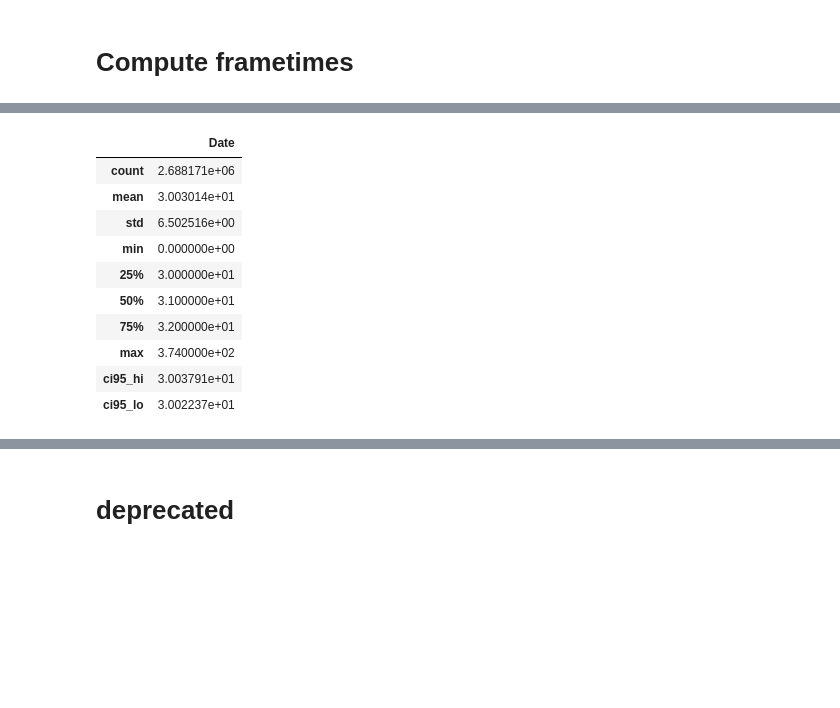
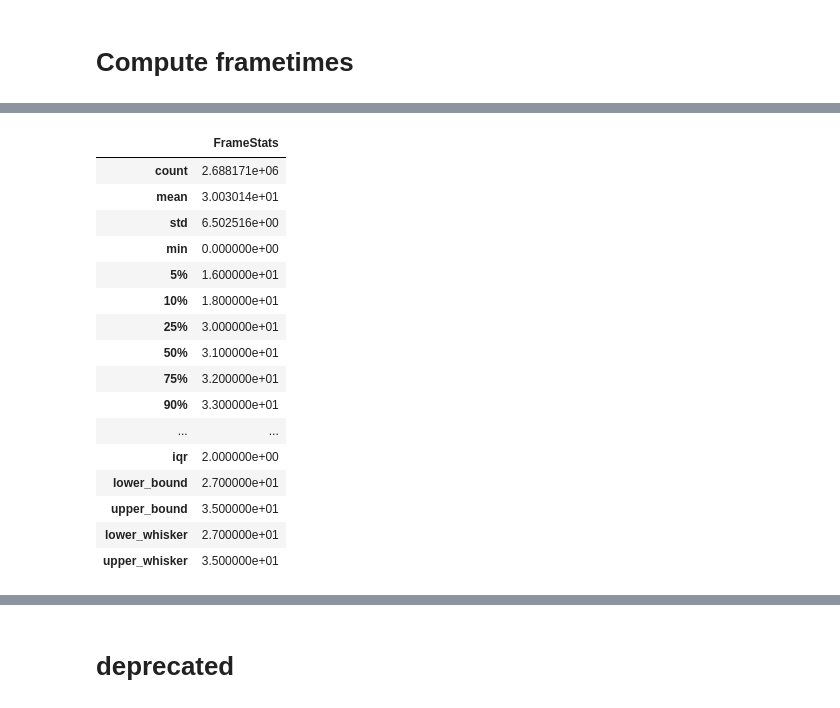
Before and after one commit to visualengineers/reflex-muc-2023, a Jupyter notebook: code/study_frametimes.ipynb, the cells around one changed output, grey strips where cells are left out. Cells and saved outputs as stored; diff of their text form; code cells hidden in the pictures; blank space fills up the shorter version.

```diff
--- a/code/study_frametimes.ipynb
+++ b/code/study_frametimes.ipynb
@@ -10,6 +10,8 @@
 # Imports and untilities from functions.ipynb
 
 %run functions.ipynb
+
+percentiles=[0.05, 0.1, 0.25, 0.5, 0.75, 0.9, 0.95, 0.99]
 # %% [markdown]
 ---
 # Load Data
@@ -145,10 +151,10 @@ data_interaction = data_complete[data_complete['ProgramSubState'] == 1]
 frameStats_interaction = pd.DataFrame()
 frameStats_interaction['Date'] = data_interaction['FrameStats']
 
-descStats_interaction = frameStats_interaction.describe()
+descStats_interaction = frameStats_interaction.describe(percentiles=percentiles)
 display(descStats_interaction)
 
-createPlot(data_interaction, frameStats_interaction, descStats_interaction, 'frametimes_interaction.png')
+createPlot(data_interaction, frameStats_interaction, descStats_interaction, 'frametimes_interaction')
 # %% [output]
 |  | Date |
 | count | 2.688171e+06 |
@@ -223,6 +237,7 @@ def computeCI(df, m= 'mean', c='count', s='std'):
     df['ci95_lo'] = df[m] - 1.96*df[s]/(df[c].apply(np.sqrt))
 
 def computeWhiskers(df, desc, col_names, q1='25%', q3='75%'):
+
     desc['iqr'] = desc[q3] - desc[q1]
 
     # Whisker-Berechnung (innerhalb 1.5 * IQR)
@@ -245,22 +260,33 @@ def computeWhiskers(df, desc, col_names, q1='25%', q3='75%'):
 
     desc['lower_whisker'] = lower_whiskers
     desc['upper_whisker'] = upper_whiskers
+
+    return desc
 # %%
-desc_interaction = pd.DataFrame(descStats_interaction['Date']).T
+desc_interaction = pd.DataFrame()
+desc_interaction['FrameStats'] = descStats_interaction['Date']
+desc_interaction = desc_interaction.T
 
 computeCI(desc_interaction)
+computeWhiskers(data_interaction, desc_interaction, ['FrameStats'])
 
 display(desc_interaction.T)
 # %% [output]
-|  | Date |
+|  | FrameStats |
 | count | 2.688171e+06 |
 | mean | 3.003014e+01 |
 | std | 6.502516e+00 |
 | min | 0.000000e+00 |
+| 5% | 1.600000e+01 |
+| 10% | 1.800000e+01 |
 | 25% | 3.000000e+01 |
 | 50% | 3.100000e+01 |
 | 75% | 3.200000e+01 |
-| max | 3.740000e+02 |
-| ci95_hi | 3.003791e+01 |
-| ci95_lo | 3.002237e+01 |
+| 90% | 3.300000e+01 |
+| ... | ... |
+| iqr | 2.000000e+00 |
+| lower_bound | 2.700000e+01 |
+| upper_bound | 3.500000e+01 |
+| lower_whisker | 2.700000e+01 |
+| upper_whisker | 3.500000e+01 |
 # %%
```
Also changed, not shown: parts of 7 cells of this notebook, 8 other files.
